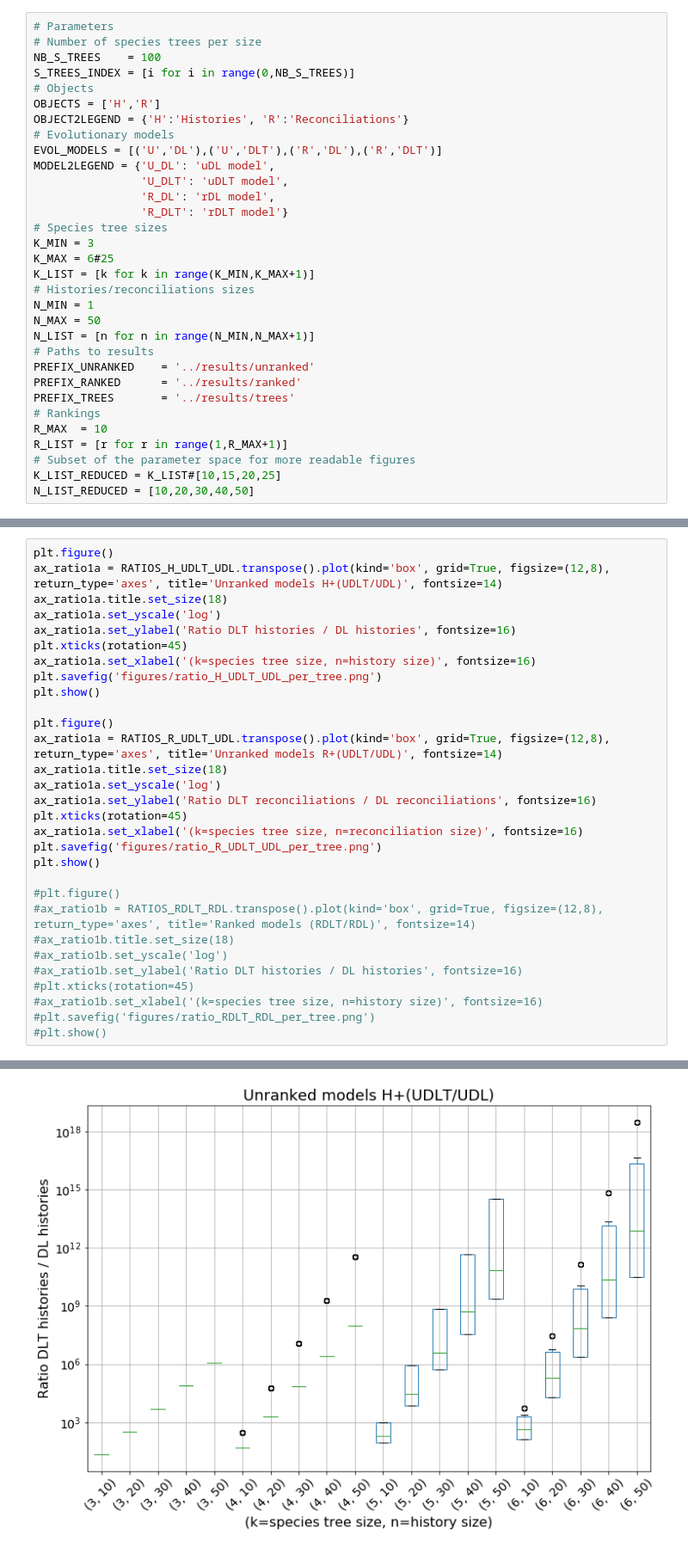
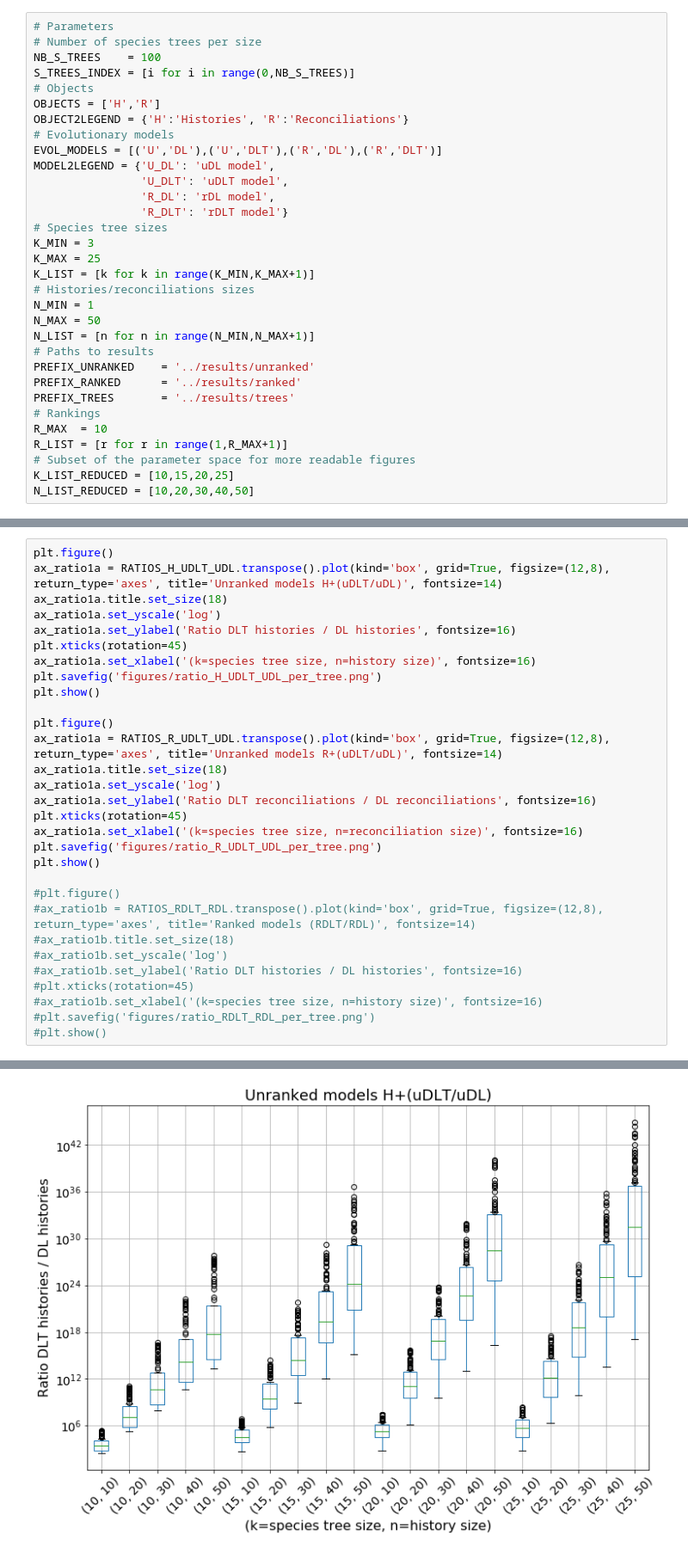
Before and after one commit to cchauve/DLT-Histories, a Jupyter notebook: exp/20-11-2019-Reconciliations/doc/NB1.ipynb, the cells around one changed output, grey strips where cells are left out. Shown at 86% size. Saved outputs shown, nothing was run; the diff lists cells and outputs as text.

Commit message:
notebook unranked

```diff
--- a/exp/20-11-2019-Reconciliations/doc/NB1.ipynb
+++ b/exp/20-11-2019-Reconciliations/doc/NB1.ipynb
@@ -37,7 +37,7 @@ MODEL2LEGEND = {'U_DL': 'uDL model',
                 'R_DLT': 'rDLT model'}
 # Species tree sizes
 K_MIN = 3
-K_MAX = 6#25
+K_MAX = 25
 K_LIST = [k for k in range(K_MIN,K_MAX+1)]
 # Histories/reconciliations sizes
 N_MIN = 1
@@ -51,7 +51,7 @@ PREFIX_TREES       = '../results/trees'
 R_MAX  = 10
 R_LIST = [r for r in range(1,R_MAX+1)]
 # Subset of the parameter space for more readable figures
-K_LIST_REDUCED = K_LIST#[10,15,20,25]
+K_LIST_REDUCED = [10,15,20,25]
 N_LIST_REDUCED = [10,20,30,40,50]
 # %%
 # Reading the unranked trees
@@ -223,35 +223,35 @@ RATIOS_R_UDLT_UDL = pd.DataFrame.from_dict({(k,n): RESULTS_aux['R'][k][n]
 #                                            orient='index')
 # %%
 plt.figure()
-ax_ratio1a = RATIOS_H_UDLT_UDL.transpose().plot(kind='box', grid=True, figsize=(12,8), return_type='axes', title='Unranked models H+(UDLT/UDL)', fontsize=14)
+ax_ratio1a = RATIOS_H_UDLT_UDL.transpose().plot(kind='box', grid=True, figsize=(12,8), return_type='axes', title='Unranked models H+(uDLT/uDL)', fontsize=14)
 ax_ratio1a.title.set_size(18)
 ax_ratio1a.set_yscale('log')
 ax_ratio1a.set_ylabel('Ratio DLT histories / DL histories', fontsize=16)
 plt.xticks(rotation=45)
 ax_ratio1a.set_xlabel('(k=species tree size, n=history size)', fontsize=16)
 plt.savefig('figures/ratio_H_UDLT_UDL_per_tree.png')
 plt.show()
 
 plt.figure()
-ax_ratio1a = RATIOS_R_UDLT_UDL.transpose().plot(kind='box', grid=True, figsize=(12,8), return_type='axes', title='Unranked models R+(UDLT/UDL)', fontsize=14)
+ax_ratio1a = RATIOS_R_UDLT_UDL.transpose().plot(kind='box', grid=True, figsize=(12,8), return_type='axes', title='Unranked models R+(uDLT/uDL)', fontsize=14)
 ax_ratio1a.title.set_size(18)
 ax_ratio1a.set_yscale('log')
 ax_ratio1a.set_ylabel('Ratio DLT reconciliations / DL reconciliations', fontsize=16)
 plt.xticks(rotation=45)
 ax_ratio1a.set_xlabel('(k=species tree size, n=reconciliation size)', fontsize=16)
 plt.savefig('figures/ratio_R_UDLT_UDL_per_tree.png')
 plt.show()
 
 #plt.figure()
 #ax_ratio1b = RATIOS_RDLT_RDL.transpose().plot(kind='box', grid=True, figsize=(12,8), return_type='axes', title='Ranked models (RDLT/RDL)', fontsize=14)
 #ax_ratio1b.title.set_size(18)
 #ax_ratio1b.set_yscale('log')
 #ax_ratio1b.set_ylabel('Ratio DLT histories / DL histories', fontsize=16)
 #plt.xticks(rotation=45)
 #ax_ratio1b.set_xlabel('(k=species tree size, n=history size)', fontsize=16)
 #plt.savefig('figures/ratio_RDLT_RDL_per_tree.png')
 #plt.show()
 # %% [output]
 <Figure size 432x288 with 0 Axes>
-[figure, old version]
+[figure, new version]
 <Figure size 432x288 with 0 Axes>
```
Also changed, not shown: parts of 3 cells of this notebook, 8 other files.
